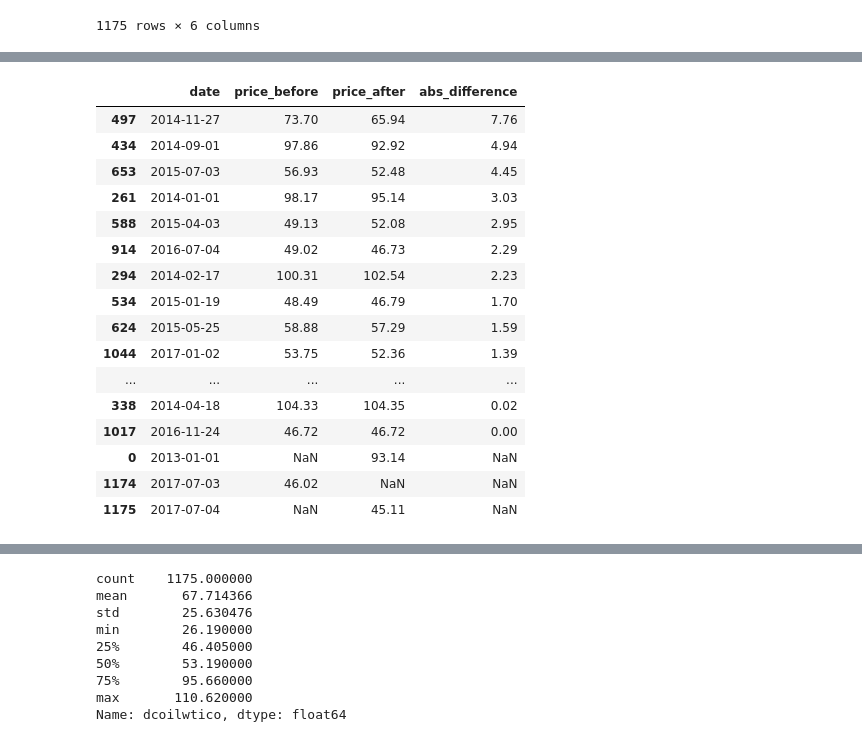
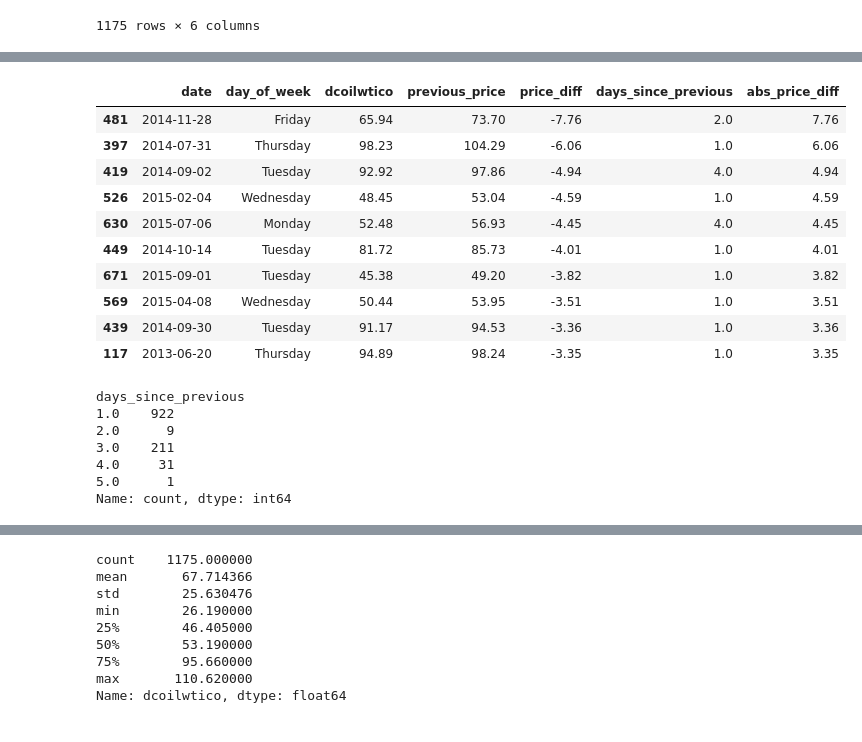
Before and after one commit to kejti97/demand-forecasting-favorita, a Jupyter notebook: 1. Demand Forecasting.ipynb, the cells around one changed output, grey strips where cells are left out. Cells and saved outputs as stored; diff of their text form; code cells hidden in the pictures.

```diff
--- a/1. Demand Forecasting.ipynb
+++ b/1. Demand Forecasting.ipynb
@@ -443,19 +443,27 @@ Name: dcoilwtico, Length: 1175, dtype: float64
+# %%
+# Largest oil price decreases
+largest_price_decreases = oil_df_sorted.sort_values('price_diff', ascending=True)
+largest_price_decreases.head(10)
+# %% [output]
+|  | date | day_of_week | dcoilwtico | previous_price | price_diff | days_since_previous | abs_price_diff |
+| 481 | 2014-11-28 | Friday | 65.94 | 73.70 | -7.76 | 2.0 | 7.76 |
+| 397 | 2014-07-31 | Thursday | 98.23 | 104.29 | -6.06 | 1.0 | 6.06 |
+| 419 | 2014-09-02 | Tuesday | 92.92 | 97.86 | -4.94 | 4.0 | 4.94 |
+| 526 | 2015-02-04 | Wednesday | 48.45 | 53.04 | -4.59 | 1.0 | 4.59 |
+| 630 | 2015-07-06 | Monday | 52.48 | 56.93 | -4.45 | 4.0 | 4.45 |
+| 449 | 2014-10-14 | Tuesday | 81.72 | 85.73 | -4.01 | 1.0 | 4.01 |
+| 671 | 2015-09-01 | Tuesday | 45.38 | 49.20 | -3.82 | 1.0 | 3.82 |
+| 569 | 2015-04-08 | Wednesday | 50.44 | 53.95 | -3.51 | 1.0 | 3.51 |
+| 439 | 2014-09-30 | Tuesday | 91.17 | 94.53 | -3.36 | 1.0 | 3.36 |
+| 117 | 2013-06-20 | Thursday | 94.89 | 98.24 | -3.35 | 1.0 | 3.35 |
 # %%
+# Number of observations by the length of the gap
+oil_df_sorted['days_since_previous'].value_counts().sort_index()
 # %% [output]
-|  | date | price_before | price_after | abs_difference |
-| 497 | 2014-11-27 | 73.70 | 65.94 | 7.76 |
-| 434 | 2014-09-01 | 97.86 | 92.92 | 4.94 |
-| 653 | 2015-07-03 | 56.93 | 52.48 | 4.45 |
-| 261 | 2014-01-01 | 98.17 | 95.14 | 3.03 |
-| 588 | 2015-04-03 | 49.13 | 52.08 | 2.95 |
-| 914 | 2016-07-04 | 49.02 | 46.73 | 2.29 |
-| 294 | 2014-02-17 | 100.31 | 102.54 | 2.23 |
-| 534 | 2015-01-19 | 48.49 | 46.79 | 1.70 |
-| 624 | 2015-05-25 | 58.88 | 57.29 | 1.59 |
-| 1044 | 2017-01-02 | 53.75 | 52.36 | 1.39 |
-| ... | ... | ... | ... | ... |
-| 338 | 2014-04-18 | 104.33 | 104.35 | 0.02 |
-| 1017 | 2016-11-24 | 46.72 | 46.72 | 0.00 |
-| 0 | 2013-01-01 | NaN | 93.14 | NaN |
-| 1174 | 2017-07-03 | 46.02 | NaN | NaN |
-| 1175 | 2017-07-04 | NaN | 45.11 | NaN |
+days_since_previous
+1.0    922
+2.0      9
+3.0    211
+4.0     31
+5.0      1
+Name: count, dtype: int64
```
Also changed, not shown: parts of 4 cells of this notebook.
